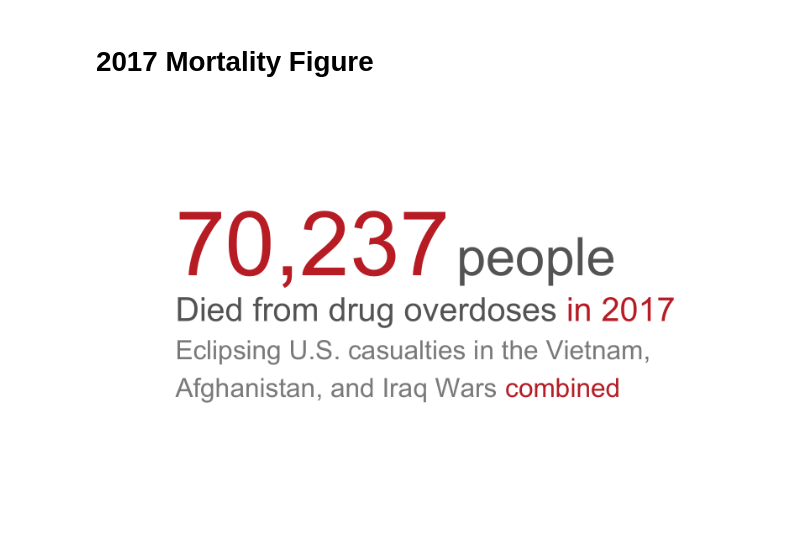
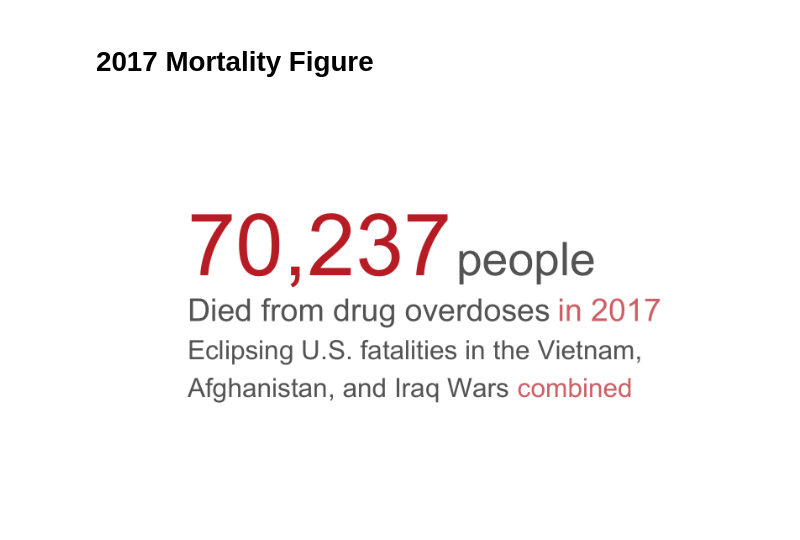
Before and after one commit to nithish08/opioids, a Jupyter notebook: src/MS-total-mortality-2017.ipynb, the cells around one changed output. Drawn from its saved outputs; the diff is of its cells as text; code cells hidden in the pictures.

```diff
--- a/src/MS-total-mortality-2017.ipynb
+++ b/src/MS-total-mortality-2017.ipynb
@@ -37,60 +37,53 @@ afghanistan = 3563
 # 2017 Mortality Figure
 # %%
 %%R
-
-# Custom theme
-theme_custom <- theme(plot.title = element_text(size = 24, colour = "grey40"))
 
 # Colours
 highlight = "#C62F2F"
 med = "grey40"
-light = "grey55"
 
 # Text sizes
-tmed = 10
+tlarge = 26
+tmed = 9.5
 tsmall = 8
 
-# Position vars for annotation alignment, sorted per line
-x1 <- 0.4; y1 <- 3.0
+# Position vars for annotation alignment
+x1 <- 0.5; y1 <- 3.0
 x2 <- x1; y2 <- (y1 - 0.6)
 x3 <- x1; y3 <- (y2 - 0.5)
 x4 <- x1; y4 <- (y3 - 0.5)
 # %%
 %%R -w 8 -h 5 -u in -r 200
 
 # Base
 q <- ggplot()
 
-# Edit axes scales
-q <- (q + scale_x_continuous(limits = c(0, 5)) +
-          scale_y_continuous(limits = c(0, 5)))
+# Edit axes scales for ease of positioning annotations
+q <- q + scale_x_continuous(limits = c(0, 5))
+q <- q + scale_y_continuous(limits = c(0, 5))
 
-# Adds fatalities figures
+# Annotations
 # 1st line
-q <- q + annotate("text", label = "70,237", x = x1, y = y1, size = 27, colour = highlight, hjust = 0, vjust = 0)
-q <- q + annotate("text", label = "people", x = (x1 + 2.3), y = y1, size = 16, colour = med,
-                  hjust = 0, vjust = 0)
+q <- q + annotate("text", label = "70,237", x = x1, y = y1, size = tlarge, colour = highlight, hjust = 0, vjust = 0)
+q <- q + annotate("text", label = "people", x = (x1 + 2.2), y = y1, size = 14, colour = med, hjust = 0, vjust = 0)
 
 # 2nd line
 q <- q + annotate("text", label = "Died from drug overdoses", x = x2, y = y2, size = tmed, colour = med,
                   hjust = 0, vjust = 0)
-q <- q + annotate("text", label = "in 2017", x = (x2 + 3.2), y = y2, size = tmed, colour = highlight,
-                  hjust = 0, vjust = 0)
+q <- q + annotate("text", label = "in 2017", x = (x2 + 3.03), y = y2, size = tmed, colour = highlight,
+                  alpha = 0.7, hjust = 0, vjust = 0)
 
 # 3rd line
-q <- q + annotate("text", label = "Eclipsing U.S. casualties in the Vietnam,", x = x3, y = y3,
-                  size = tsmall, colour = light, hjust = 0, vjust = 0)
-q <- q + annotate("text", label = "Afghanistan, and Iraq Wars", x = x4, y = y4, size = tsmall, colour = light,
-                  hjust = 0, vjust = 0)
+q <- q + annotate("text", label = "Eclipsing U.S. fatalities in the Vietnam,", x = x3, y = y3,
+                  size = tsmall, colour = med, hjust = 0, vjust = 0)
+q <- q + annotate("text", label = "Afghanistan, and Iraq Wars", x = x4, y = y4,
+                  size = tsmall, colour = med, hjust = 0, vjust = 0)
 q <- q + annotate("text", label = "combined", x = (x4 + 2.7), y = y4, size = tsmall, colour = highlight,
-                  hjust = 0, vjust = 0)
+                  alpha = 0.7, hjust = 0, vjust = 0)
 
-# Adds title
-# q <- q + labs(title = "\nIn 2017")
-
-# Edit themes
-q <- q + theme_void() + theme_custom
+# Themes
+q <- q + theme_void()
 
 q
 # %% [output]
-[figure, old version]
+[figure, new version]
```
Also changed, not shown: 5 other files.
